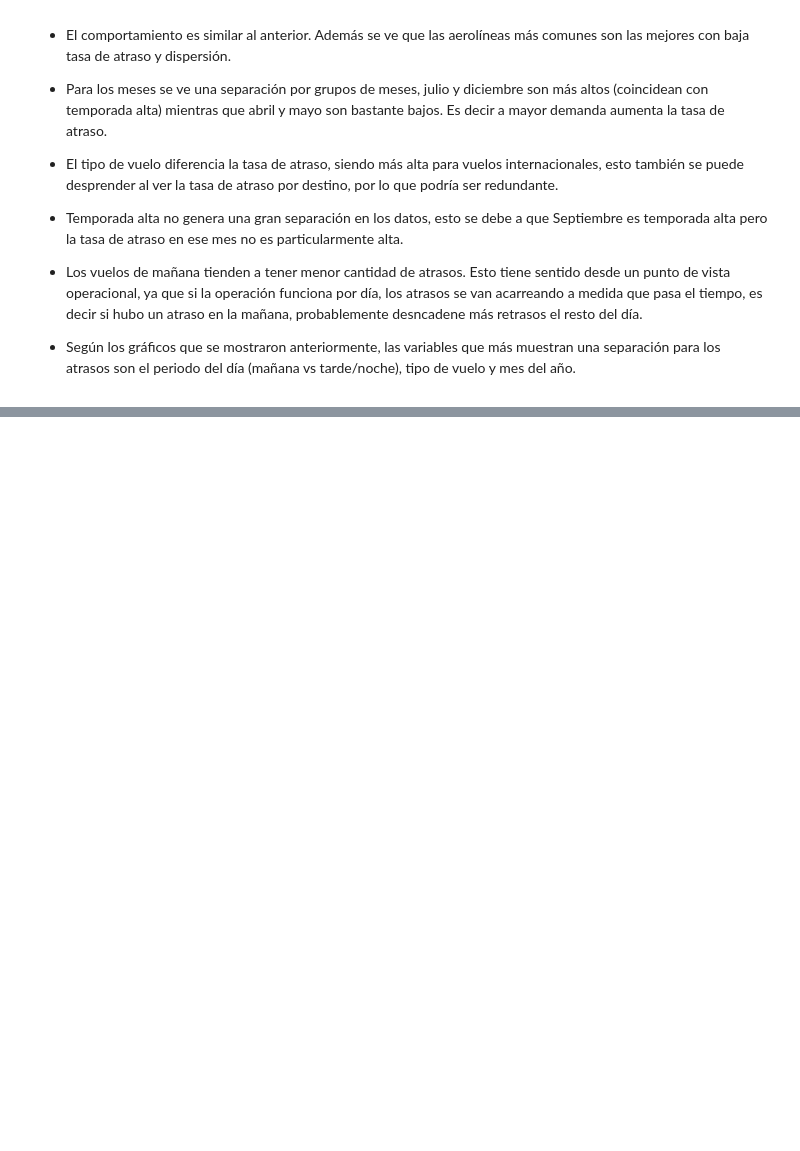
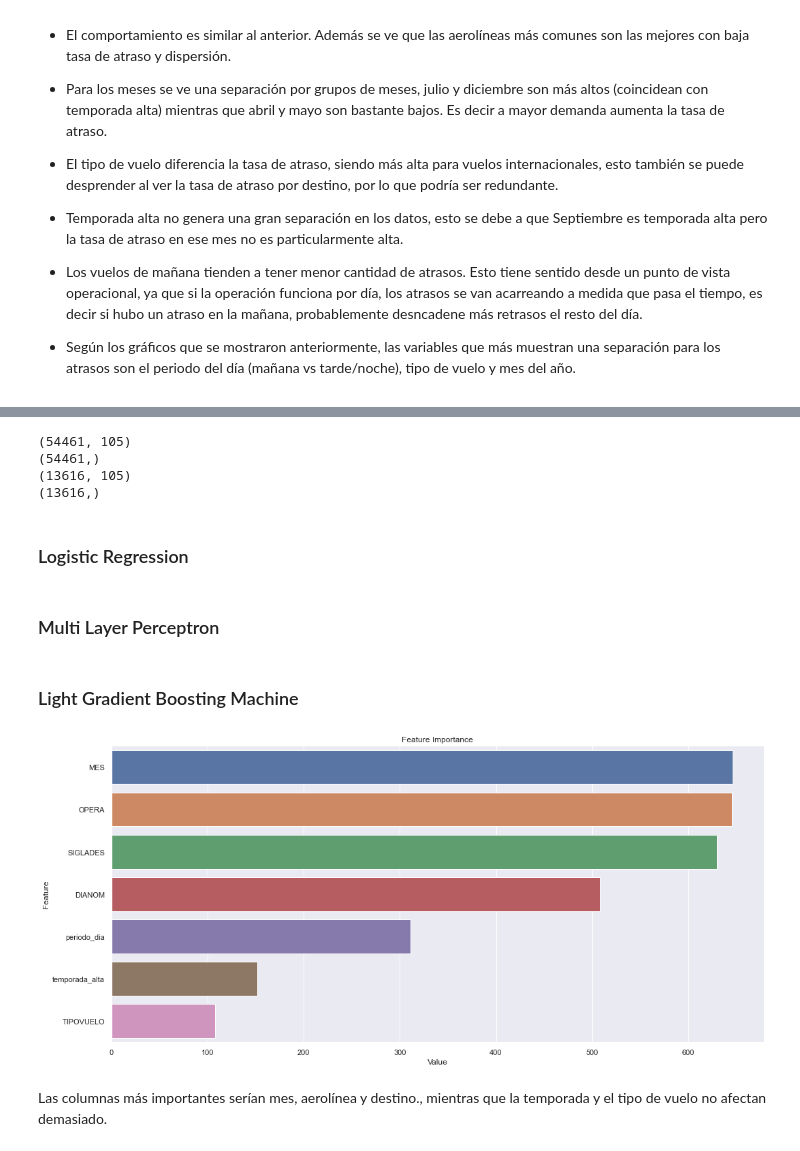
Before and after one commit to igonzalezperez/airline-challenge, a Jupyter notebook: solution.ipynb, the cells around one changed output, grey strips where cells are left out. Drawn from its saved outputs; the diff is of its cells as text; code cells hidden in the pictures; blank space fills up the shorter version.

Commit message:
feat: Data preparation for model.

```diff
--- a/solution.ipynb
+++ b/solution.ipynb
@@ -1264,7 +1292,6 @@ df = pd.read_csv(Path().joinpath('data', 'dataset_SCL_clean.csv'))
 df_synth = pd.read_csv(Path().joinpath('data', 'synthetic_features.csv'))
 df = pd.concat([df, df_synth], axis=1)
 df = df.convert_dtypes()  # Cast object to str where possible
-df[['Fecha-I']] = df[['Fecha-I']].apply(pd.to_datetime, format='%Y-%m-%d %H:%M:%S')
 df.info()
 # %% [output]
 <class 'pandas.core.frame.DataFrame'>
@@ -1302,0 +1320,13 @@ df
+# %%
+x = df.drop(columns='atraso_15')
+y = df['atraso_15'].astype(int)
+
+label_encs = {}
+for c in x.columns:
+    label_encs[c] = LabelEncoder().fit(x[c])  # Store objects in case I want to do inverse transform later
+    x[c] = label_encs[c].transform(x[c])
+
+# One-hot encoding
+x_oh = pd.get_dummies(df.drop(columns='atraso_15'),
+                      columns=['MES', 'DIANOM', 'TIPOVUELO', 'OPERA', 'SIGLADES', 'temporada_alta',
+                               'periodo_dia'])
@@ -1302,0 +1386,12 @@ df
+# %%
+print(x_train.shape)
+print(y_train.shape)
+print(x_test.shape)
+print(y_test.shape)
+# %% [output]
+(54461, 105)
+(54461,)
+(13616, 105)
+(13616,)
+# %% [markdown]
+### Logistic Regression
@@ -1302,0 +1400,2 @@ df
+# %% [markdown]
+### Multi Layer Perceptron
@@ -1302,0 +1404,24 @@ df
+# %% [markdown]
+###  Light Gradient Boosting Machine
+# %%
+# LGBM handles onehot encoding internally, so x_oh is not used, but x instead
+x_train_, x_test_, y_train_, y_test_ = train_test_split(x, y, test_size=.2, random_state=33)
+train_data = lgbm.Dataset(x_train_, label=y_train_,
+                          categorical_feature=['MES', 'DIANOM', 'TIPOVUELO', 'OPERA', 'SIGLADES',
+                                               'temporada_alta', 'periodo_dia'])
+param = {'num_leaves': 31, 'objective': 'binary'}
+param['metric'] = ['auc', 'binary_logloss']
+num_round = 10
+bst = lgbm.LGBMClassifier(learning_rate=0.09, max_depth=-5, random_state=42)
+_ = bst.fit(x_train_, y_train_)
+# %%
+feature_imp = pd.DataFrame(sorted(zip(bst.feature_importances_, x_train_.columns)), columns=['Value', 'Feature'])
+
+plt.figure(figsize=(15, 7))
+sns.barplot(x="Value", y="Feature", data=feature_imp.sort_values(by="Value", ascending=False))
+plt.title('Feature Importance')
+plt.tight_layout()
+# %% [output]
+[figure, added]
+# %% [markdown]
+Las columnas más importantes serían mes, aerolínea y destino., mientras que la temporada y el tipo de vuelo no afectan demasiado.
```
Also changed, not shown: parts of 54 cells of this notebook.
